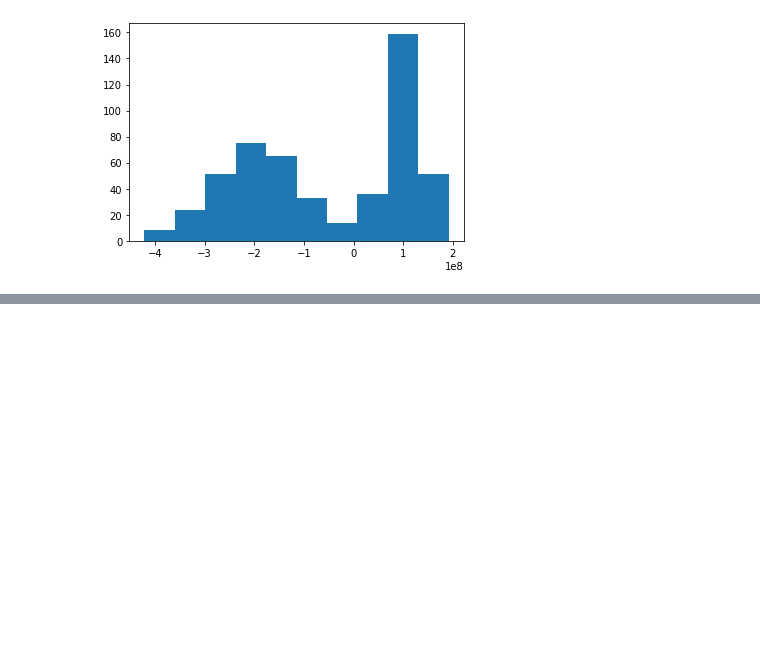
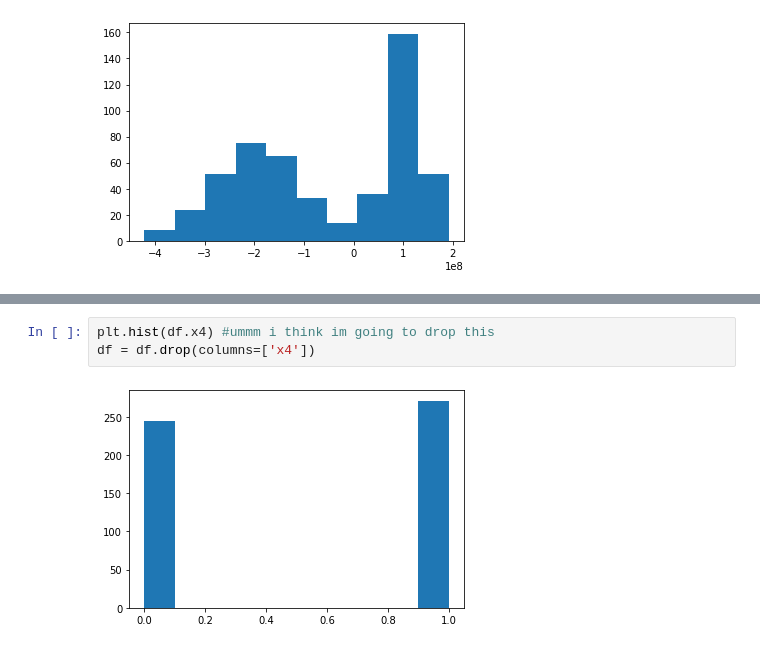
Before and after one commit to dh2di3oj2/code, a Jupyter notebook: midterm 1/midterm.ipynb, the cells around one changed output, grey strips where cells are left out. Drawn from its saved outputs; the diff is of its cells as text; blank space fills up the shorter version.

```diff
--- a/midterm 1/midterm.ipynb
+++ b/midterm 1/midterm.ipynb
@@ -42,0 +70,5 @@ plt.hist(df.y)
+# %%
+plt.hist(df.x4) #ummm i think im going to drop this
+df = df.drop(columns=['x4'])
+# %% [output]
+[figure, added]
```
Also changed, not shown: parts of 7 cells of this notebook.
